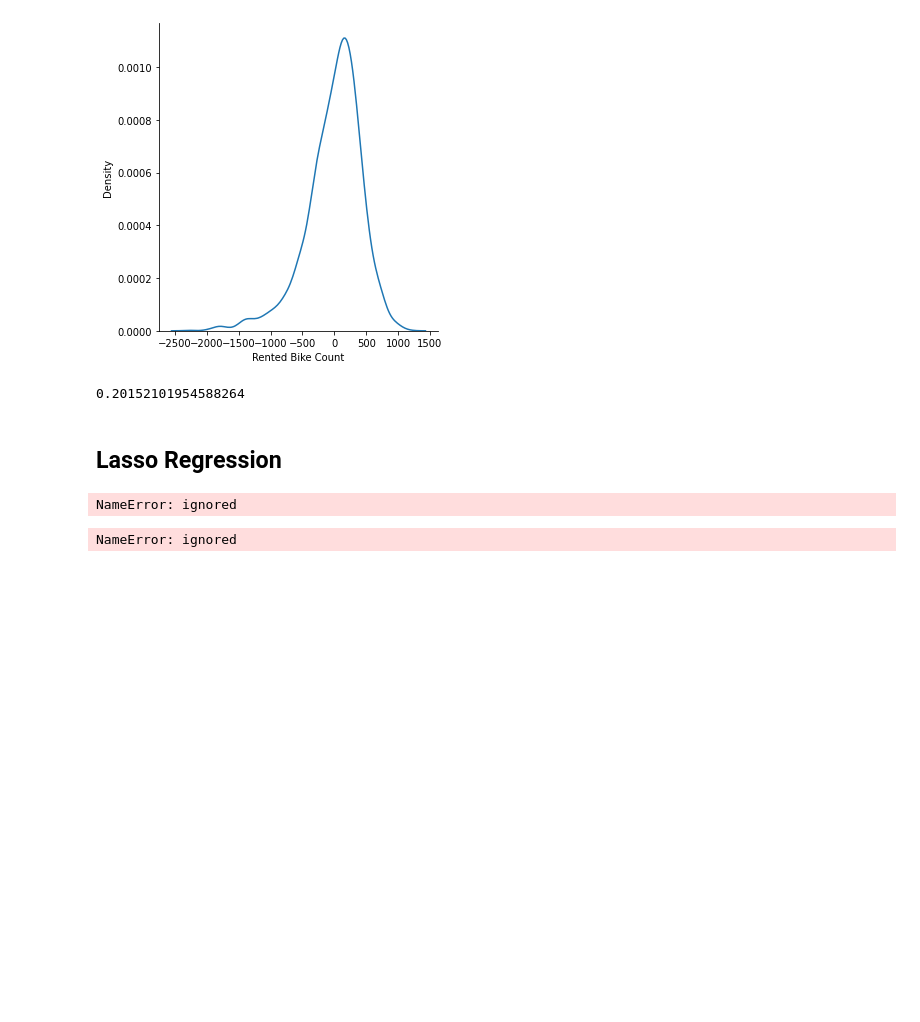
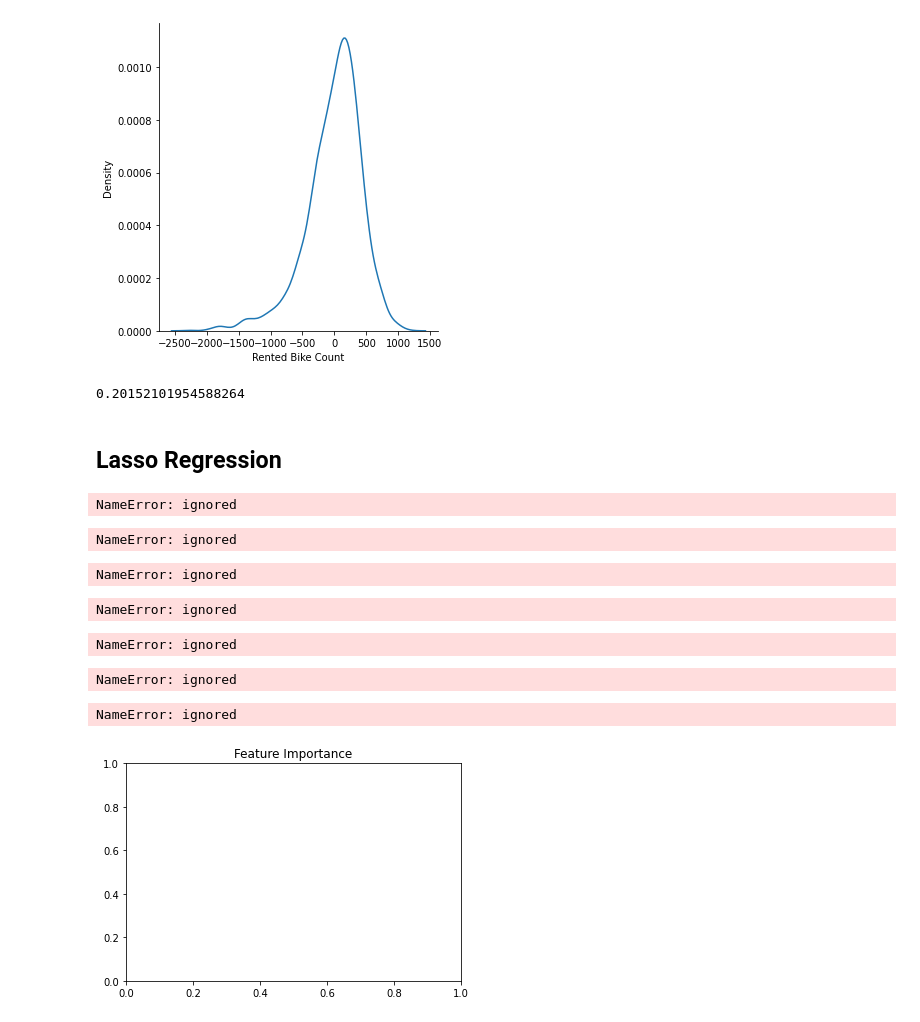
Before and after one commit to ajitpadole/Bike-Sharing-Demand-Prediction-, a Jupyter notebook: Bike_Sharing_Demand_Prediction_Capstone_Project.ipynb, the cells around one changed output. Saved outputs shown, nothing was run; the diff lists cells and outputs as text; code cells hidden in the pictures; blank space fills up the shorter version.

```diff
--- a/Bike_Sharing_Demand_Prediction_Capstone_Project.ipynb
+++ b/Bike_Sharing_Demand_Prediction_Capstone_Project.ipynb
@@ -479,3 +479,37 @@ las_regressor=GridSearchCV(lasso,parameters, scoring= 'neg_mean_squared_error',c
 las_regressor.fit(train_targets)
 # %% [output]
 NameError: ignored
+# %%
+from sklearn.tree import DecisionTreeRegressor
+
+# Create the model
+DRT=DecisionTreeRegressor(random_state=42)
+# Fit the model
+DRT.fit(train_inputs, train_targets)
+# %% [output]
+NameError: ignored
+# %%
+evaluate_val(DRT, val_inputs,val_targets)
+# %% [output]
+NameError: ignored
+# %%
+# Import export_text from sklearn library
+from sklearn.tree import export_text
+tree_text = export_text(model, max_depth=10, feature_names=list(train_inputs.columns))
+print(tree_text[:3000])
+# %% [output]
+NameError: ignored
+# %%
+importance_df = pd.DataFrame({
+    'feature': train_inputs.columns,
+    'importance': model.feature_importances_
+}).sort_values('importance', ascending=False)
+# %% [output]
+NameError: ignored
+# %%
+# Visualize the Feature Importance on bar plot
+plt.title('Feature Importance')
+sns.barplot(data=importance_df.head(10), x='importance', y='feature');
+# %% [output]
+NameError: ignored
+[figure, added]
```
